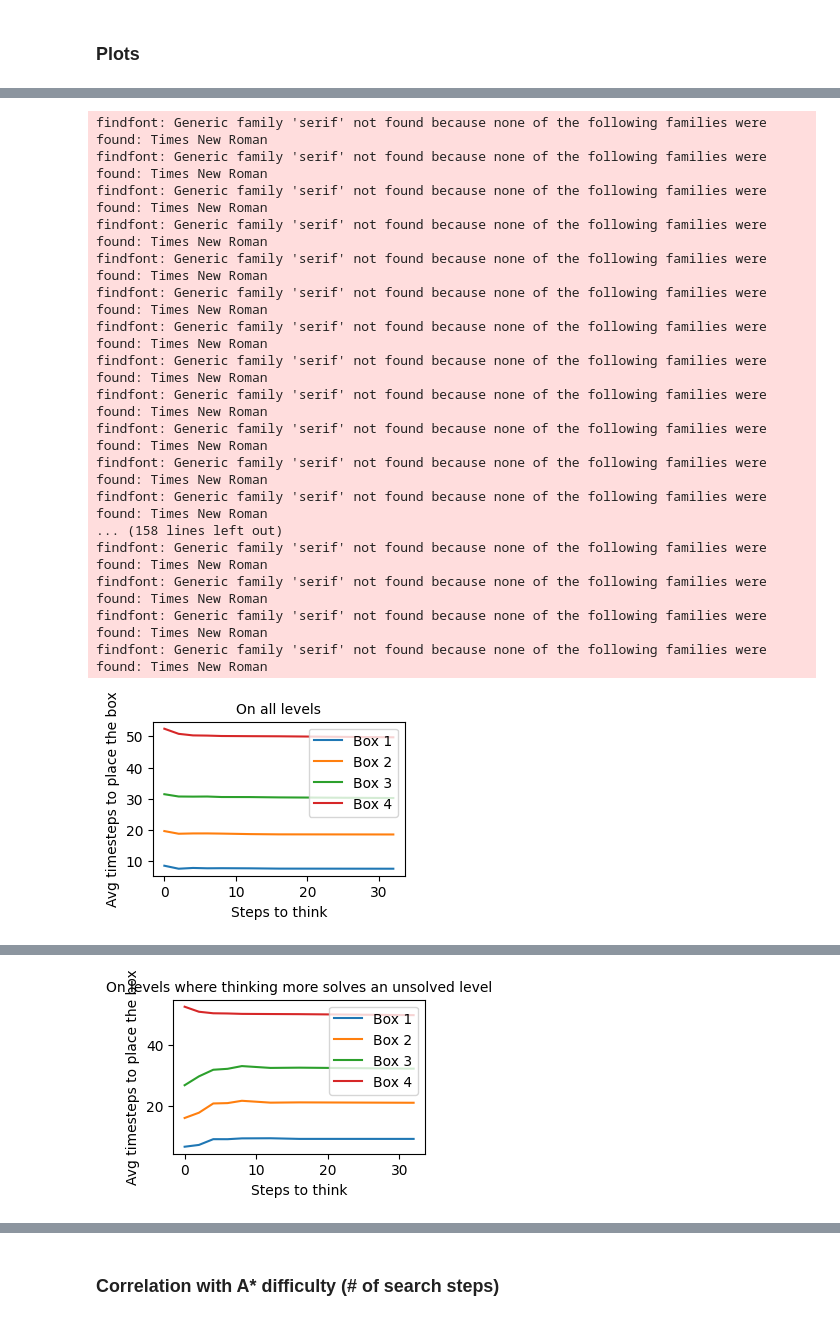
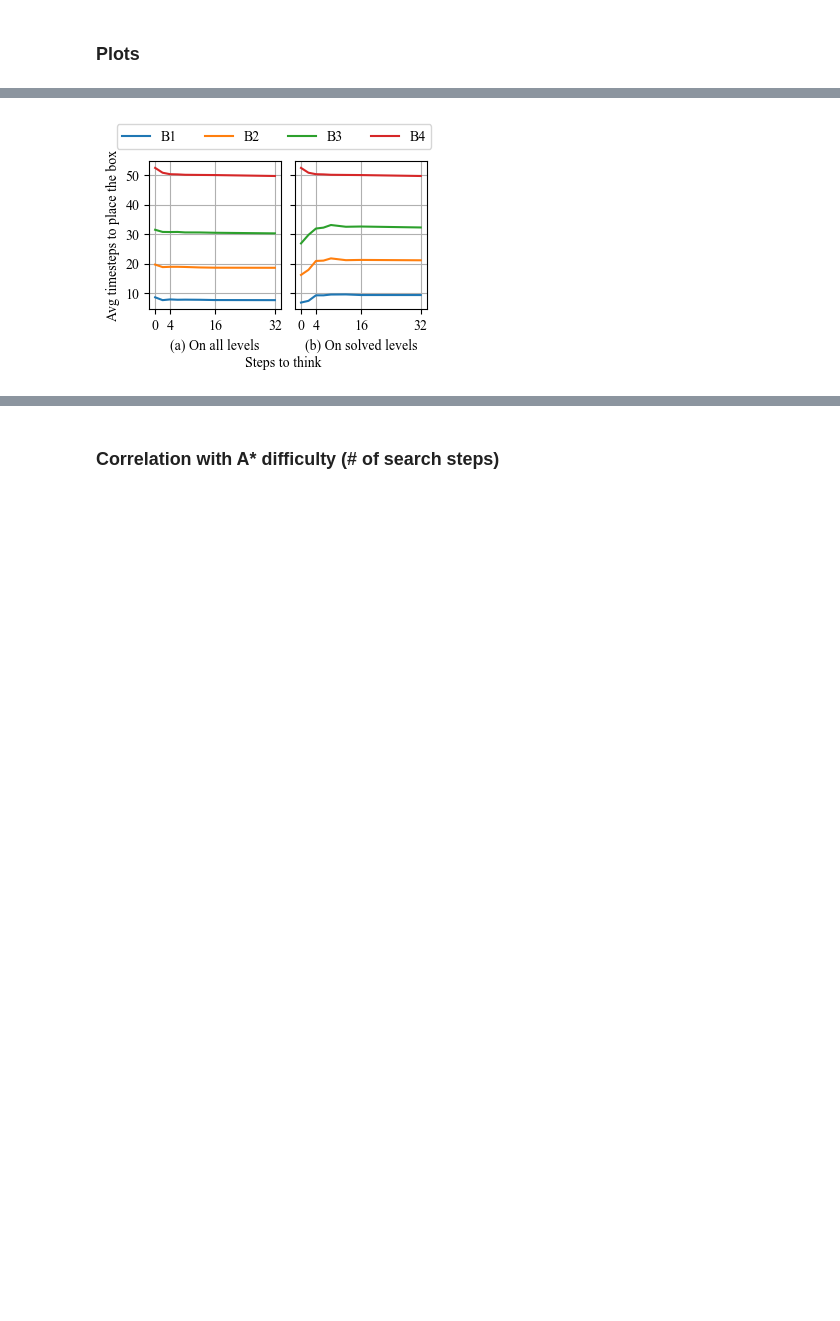
Before and after one commit to AlignmentResearch/train-learned-planner, a Jupyter notebook: cleanba/notebooks/behavioral_analysis.ipynb, the cells around one changed output, grey strips where cells are left out. Saved outputs shown, nothing was run; the diff lists cells and outputs as text; code cells hidden in the pictures; blank space fills up the shorter version.

```diff
--- a/cleanba/notebooks/behavioral_analysis.ipynb
+++ b/cleanba/notebooks/behavioral_analysis.ipynb
@@ -1,29 +1,27 @@
 # %%
 import dataclasses
+import json
 import os
 import pathlib
 import pickle
-import queue
 from functools import partial
 
+import farconf
+import flax
 import jax
 import jax.numpy as jnp
+import matplotlib
 import matplotlib.animation as animation
+import matplotlib.ticker as ticker
 import numpy as np
 import wandb
+from flax.training.train_state import TrainState
 from matplotlib import pyplot as plt
 
-from cleanba import cleanba_impala
 from cleanba.cleanba_impala import make_optimizer, unreplicate
+from cleanba.config import Args
 from cleanba.environments import BoxobanConfig, EnvConfig
 from cleanba.network import Policy
-import json
-import flax
-import farconf
-from flax.training.train_state import TrainState
-from cleanba.config import Args
-import matplotlib
-
 
 wandb.init(mode="disabled")
 
@@ -41,5 +39,7 @@ style = {
     "xtick.labelsize": 10,
     "ytick.labelsize": 10,
     "figure.figsize": (3.25, 2),
+    "figure.constrained_layout.use": True,
+
 }
 matplotlib.rcParams.update(style)
@@ -267,7 +262,7 @@ val_med_env_cfg
 # %% [output]
 EvalConfig(env=BoxobanConfig(max_episode_steps=120, num_envs=100, seed=42, min_episode_steps=120, tinyworld_obs=True, tinyworld_render=False, terminate_on_first_box=False, reward_finished=10.0, reward ...
 # %%
-base_path = pathlib.Path("/training/cleanba/logs/data/latest")
+base_path = pathlib.Path("data/latest")
 if not (base_path / "val_log_dict.pkl").exists():
     base_path.mkdir(parents=True, exist_ok=True)
     # path = pathlib.Path("/training/cleanba/044-more-planners/wandb/run-20240506_043059-6zhw6cw1/local-files/cp_208000000")
@@ -483,49 +488,45 @@ findfont: Generic family 'serif' not found because none of the following familie
 # %%
 # Time to place boxes vs steps to think
 reward_for_placing_box = 0.9
 reward_for_placing_last_box = -0.1 + 1.0 + 10.0
 
-
-for condition_on_improved_levels in [False, True]:
+fig, axs = plt.subplots(1, 2, figsize=(3.3, 2), sharey=True, sharex=True)
+# with matplotlib.rc_context({'figure.figsize': (3.25, 2.25)}):
+for ax, condition_on_improved_levels in zip(axs, [False, True]):
+    ax.grid(True)
     time_across_think_steps = []
     for j in range(len(steps_to_think)):
         all_rewards = val_all_episode_info[j]["episode_rewards"]
         if condition_on_improved_levels:
             time_for_placing_boxes = [np.where(all_rewards[level_idx] == reward_for_placing_box)[0] for level_idx in improved_level_list]
         else:
             time_for_placing_boxes = [np.where(reward_array == reward_for_placing_box)[0] for reward_array in all_rewards]
         avg_time_box_placed = [np.mean([t[box_idx] for t in time_for_placing_boxes if len(t) > box_idx]) for box_idx in range(3)]
         time_for_placing_last_box = [np.where(reward_array == reward_for_placing_last_box)[0] for reward_array in all_rewards]
         time_for_placing_last_box = [e for e in time_for_placing_last_box if len(e) > 0]
         avg_time_box_placed.append(np.mean(time_for_placing_last_box))
         time_across_think_steps.append(avg_time_box_placed)
 
-    plt.plot(steps_to_think, time_across_think_steps)
-    plt.legend(["Box 1", "Box 2", "Box 3", "Box 4"])
-    plt.xlabel("Steps to think")
-    plt.ylabel("Avg timesteps to place the box")
+    ax.plot(steps_to_think, time_across_think_steps)
     if condition_on_improved_levels:
-        plt.title("On levels where thinking more solves an unsolved level")
+        # disable y ticks
+        ax.set_yticks([10, 20, 30, 40, 50])
+        ax.set_xticks([0, 4, 16, 32])
+        # ax.set_yticklabels([])
+        ax.set_xlabel("(b) On solved levels")
     else:
-        plt.title("On all levels")
-    plt.savefig(plots_dir / f"time_to_box_{'improved' if condition_on_improved_levels else 'all'}_levels.pdf", format="pdf")
-    plt.show()
+        ax.set_xlabel("(a) On all levels")
+        ax.set_ylabel("Avg timesteps to place the box")
+    # ax.set_xlabel("Steps to think")
+# plt.xlabel("Steps to think")
+fig.text(0.55, -0.05, 'Steps to think', ha='center')
+
+# fig.subplots_adjust(top=2)
+# fig.legend(["B1", "B2", "B3", "B4"], loc='upper center', ncols=4)
+fig.legend(["B1", "B2", "B3", "B4"], bbox_to_anchor=(1.02, 1.2), ncol=4)
+# fig.legend(["Box 1", "Box 2", "Box 3", "Box 4"], bbox_to_anchor=(1.0, 1.2), ncol=4, fontsize=8)
+
+plt.savefig(plots_dir / "time_to_box_combined.pdf", format="pdf", bbox_inches='tight')
+fig.show()
 # %% [output]
-findfont: Generic family 'serif' not found because none of the following families were found: Times New Roman
-findfont: Generic family 'serif' not found because none of the following families were found: Times New Roman
-findfont: Generic family 'serif' not found because none of the following families were found: Times New Roman
-findfont: Generic family 'serif' not found because none of the following families were found: Times New Roman
-findfont: Generic family 'serif' not found because none of the following families were found: Times New Roman
-findfont: Generic family 'serif' not found because none of the following families were found: Times New Roman
-findfont: Generic family 'serif' not found because none of the following families were found: Times New Roman
-findfont: Generic family 'serif' not found because none of the following families were found: Times New Roman
-findfont: Generic family 'serif' not found because none of the following families were found: Times New Roman
-findfont: Generic family 'serif' not found because none of the following families were found: Times New Roman
-findfont: Generic family 'serif' not found because none of the following families were found: Times New Roman
-findfont: Generic family 'serif' not found because none of the following families were found: Times New Roman
-... (158 lines left out)
-findfont: Generic family 'serif' not found because none of the following families were found: Times New Roman
-findfont: Generic family 'serif' not found because none of the following families were found: Times New Roman
-findfont: Generic family 'serif' not found because none of the following families were found: Times New Roman
-findfont: Generic family 'serif' not found because none of the following families were found: Times New Roman
-[figure, old version]
+[figure, new version]
@@ -549,2 +533 @@ findfont: Generic family 'serif' not found because none of the following familie
-[figure, removed]
 # %%
```
Also changed, not shown: parts of 18 cells of this notebook.
